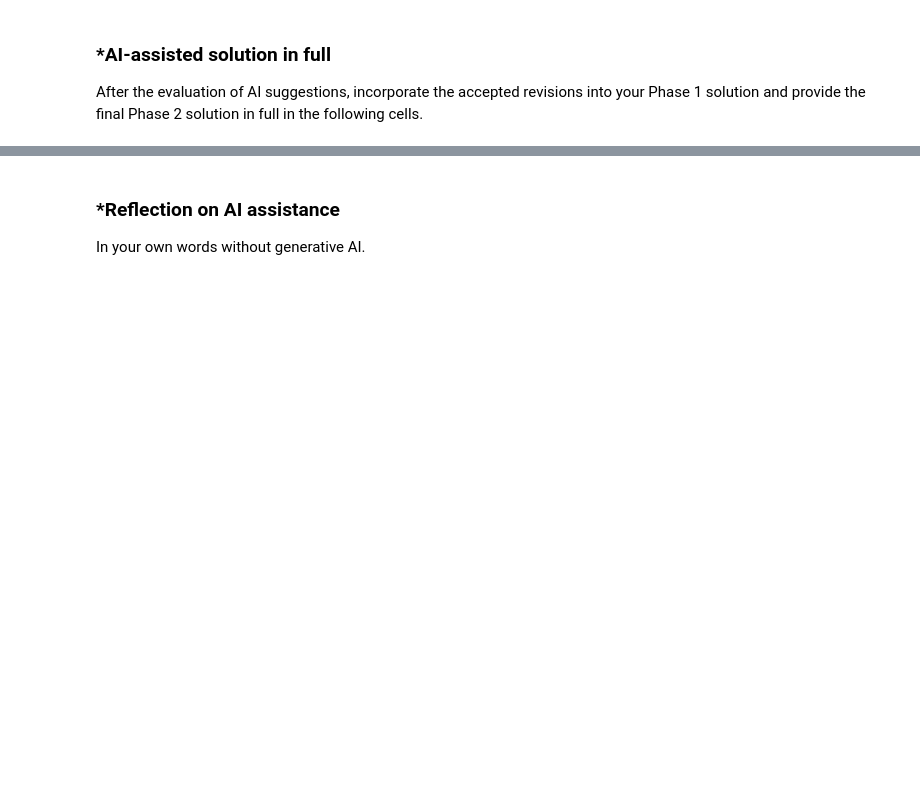
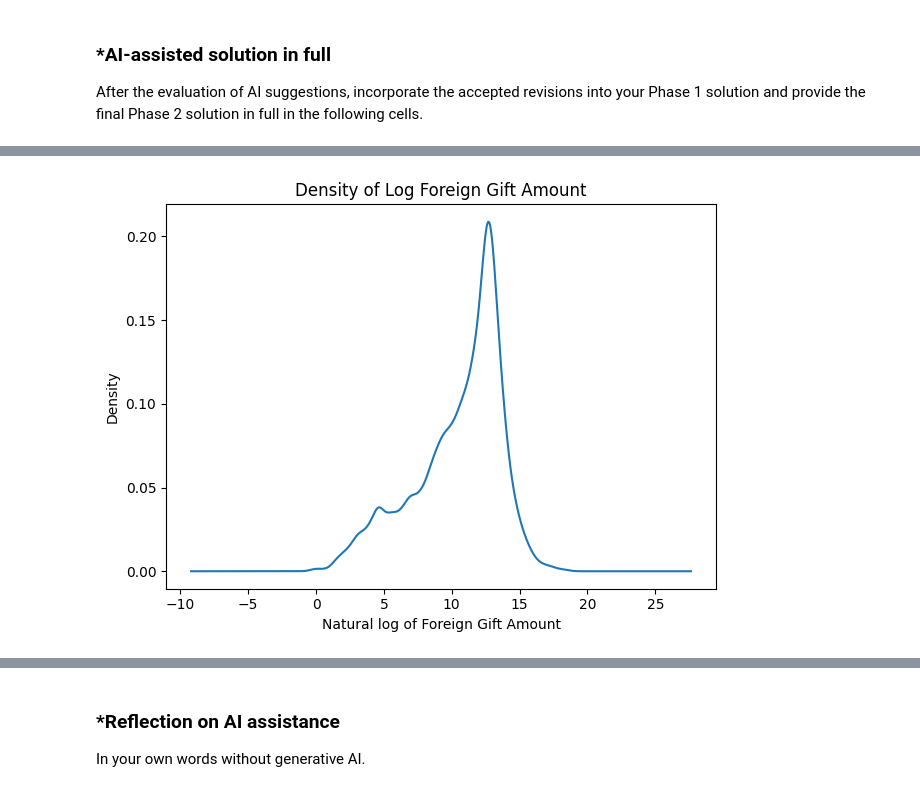
Before and after one commit to gthsun/A02-eda-and-visualization, a Jupyter notebook: notebook.ipynb, the cells around one changed output, grey strips where cells are left out. Saved outputs shown, nothing was run; the diff lists cells and outputs as text; code cells hidden in the pictures; blank space fills up the shorter version.

```diff
--- a/notebook.ipynb
+++ b/notebook.ipynb
@@ -253,0 +439,79 @@ After the evaluation of AI suggestions, incorporate the accepted revisions into
+# %%
+# Question 2.4: Log of Foreign Gift Amount
+
+display(Markdown("## 2.4 Log of Foreign Gift Amount"))
+
+negative_count = (amounts < 0).sum()
+zero_count = (amounts == 0).sum()
+negative_total = amounts[amounts < 0].sum()
+
+# Logarithms require positive amounts.
+# Keep the original df unchanged for summaries and rankings.
+positive_gifts = df.loc[amounts > 0].copy()
+positive_gifts["log_amount"] = np.log(
+    positive_gifts["Foreign Gift Amount"]
+)
+
+display(Markdown(
+    f"The KDEs exclude **{negative_count:,} negative records** and "
+    f"**{zero_count:,} zero-value records**, leaving "
+    f"**{len(positive_gifts):,} positive records**. "
+    f"The negative amounts total **−${abs(negative_total):,.0f}**. "
+    "All negative records are contracts. Their meaning is not established "
+    "by the CSV, so they remain included in the original-data summaries "
+    "and net recorded totals."
+))
+
+fig, ax = plt.subplots()
+positive_gifts["log_amount"].plot(kind="kde", ax=ax)
+ax.set_xlabel("Natural log of Foreign Gift Amount")
+ax.set_ylabel("Density")
+ax.set_title("Density of Log Foreign Gift Amount")
+fig.tight_layout()
+plt.show()
+
+fig, ax = plt.subplots()
+
+for gift_type, group in positive_gifts.groupby("Gift Type", sort=False):
+    group["log_amount"].plot(
+        kind="kde",
+        ax=ax,
+        label=f"{gift_type} (n={len(group):,})",
+    )
+
+ax.set_xlabel("Natural log of Foreign Gift Amount")
+ax.set_ylabel("Density")
+ax.set_title("Log Foreign Gift Amount by Gift Type")
+ax.legend()
+fig.tight_layout()
+plt.show()
+
+positive_type_summary = positive_gifts.groupby("Gift Type").agg(
+    Observations=("Foreign Gift Amount", "size"),
+    Minimum=("Foreign Gift Amount", "min"),
+    Median=("Foreign Gift Amount", "median"),
+    Maximum=("Foreign Gift Amount", "max"),
+)
+
+display(positive_type_summary.style.format({
+    "Observations": "{:,.0f}",
+    "Minimum": "${:,.2f}",
+    "Median": "${:,.2f}",
+    "Maximum": "${:,.2f}",
+}))
+
+display(Markdown(
+    "The log transformation makes the distribution easier to examine. "
+    "Contracts tend to be concentrated at larger amounts than monetary gifts. "
+    "Among positive records, the median contract is **$110,584.50**, "
+    "compared with **$50,000** for monetary gifts. Monetary gifts have "
+    "a wide distribution and include many very small gifts.\n\n"
+    "Real estate gifts have a higher median of **$667,555** in this sample, "
+    "but their amounts range from **$39,456 to $4,312,000**, so they are "
+    "not uniformly extreme. There are only **11 real estate observations**, "
+    "so the estimated density should be interpreted cautiously.\n\n"
+    "Each conditional KDE is normalized separately. Curve height describes "
+    "density within a gift type; it does not indicate how many gifts "
+    "that type contains."
+))
+# %% [output]
@@ -253,0 +520 @@ After the evaluation of AI suggestions, incorporate the accepted revisions into
+[figure, added]
```
Also changed, not shown: parts of 17 cells of this notebook.
